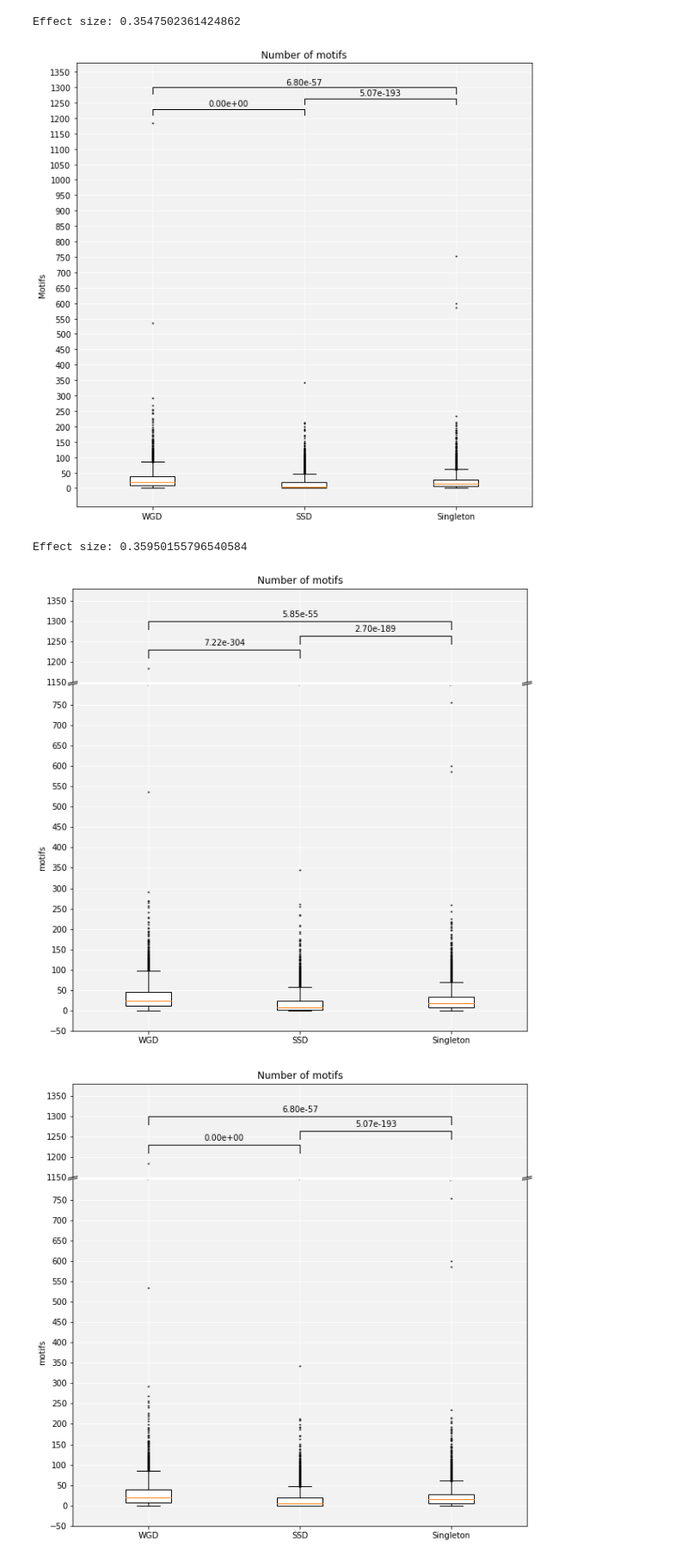
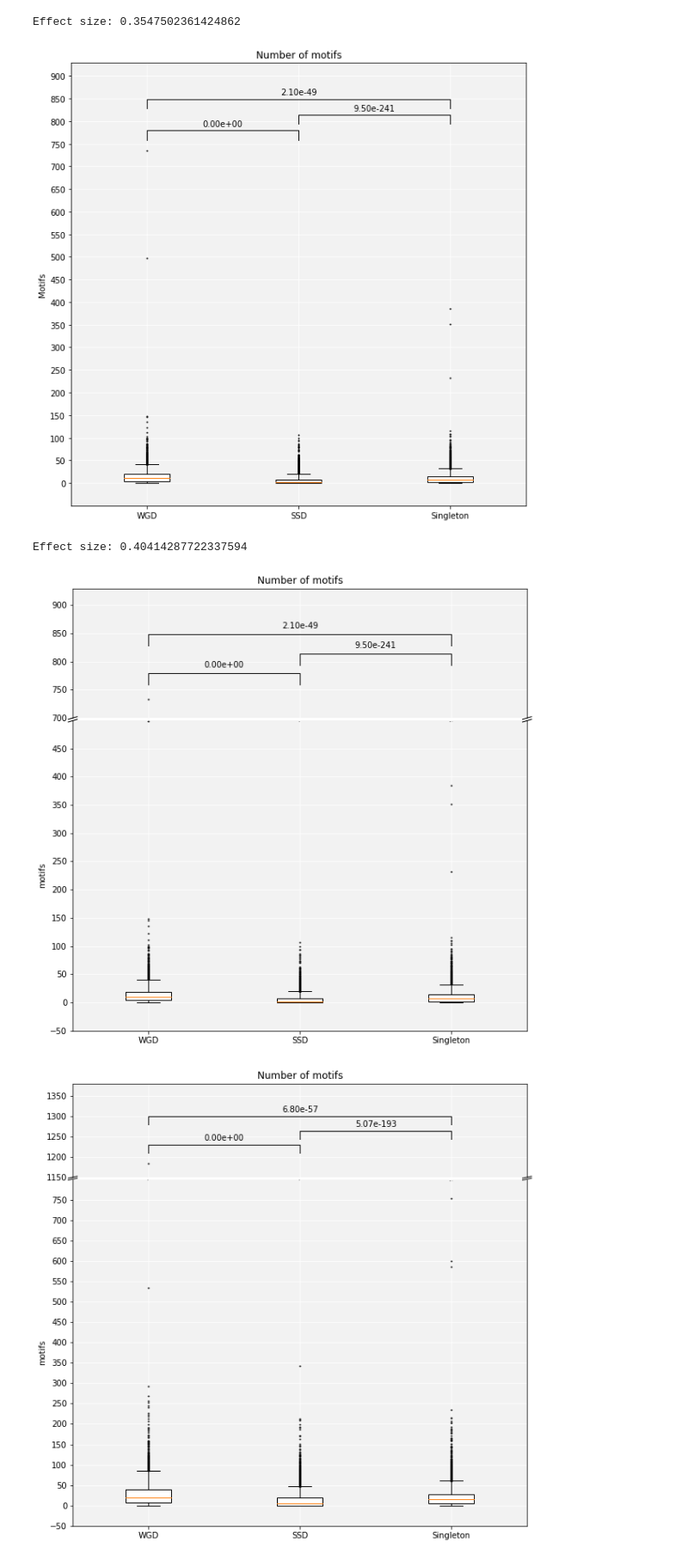
Before and after one commit to ZoeVance/data_cleaning_backup, a Jupyter notebook: Data_visualisation.ipynb, the cells around one changed output. Shown at 86% size. Cells and saved outputs as stored; diff of their text form; code cells hidden in the pictures.

```diff
--- a/Data_visualisation.ipynb
+++ b/Data_visualisation.ipynb
@@ -672,21 +672,21 @@ box_plot_pvals(w_mot, s_mot, si_mot, 'Number of motifs', 'Motifs', 14, 'motifs',
 [figure]
 Effect size: 0.3547502361424862
 # %%
-cursor.execute('''SELECT motif_number_1k FROM gene_features WHERE dup_type == "WGD"''')
+cursor.execute('''SELECT motif_number_1k FROM gene_features WHERE dup_type == "WGD" AND NOT motif_number_1k IS NULL''')
 w_mot = [x[0] for x in cursor.fetchall()]
-cursor.execute('''SELECT motif_number_1k FROM gene_features WHERE dup_type == "SSD"''')
+cursor.execute('''SELECT motif_number_1k FROM gene_features WHERE dup_type == "SSD" AND NOT motif_number_1k IS NULL''')
 s_mot = [x[0] for x in cursor.fetchall()]
-cursor.execute('''SELECT motif_number_1k FROM gene_features WHERE dup_type == "singleton"''')
+cursor.execute('''SELECT motif_number_1k FROM gene_features WHERE dup_type == "singleton" AND NOT motif_number_1k IS NULL''')
 si_mot = [x[0] for x in cursor.fetchall()]
 
-box_plot_pvals(w_mot, s_mot, si_mot, 'Number of motifs', 'Motifs', 14, 'motifs_1k', stars=False, large_scale='Extra', tick_lims='positive')
+box_plot_pvals(w_mot, s_mot, si_mot, 'Number of motifs', 'Motifs', 14, 'motifs_1k_no_overlap', stars=False, large_scale='Extra', tick_lims='positive')
 # %% [output]
-[figure, old version]
+[figure, new version]
-Effect size: 0.35950155796540584
+Effect size: 0.40414287722337594
 # %%
-split_box(w_mot, s_mot, si_mot, 'Number of motifs', 'motifs', 14, 'motifs_split', large_scale='Extra', cutoff=800, upper=1150)
+split_box(w_mot, s_mot, si_mot, 'Number of motifs', 'motifs', 14, 'motifs_1k_split_no_overlap', large_scale='Extra', cutoff=500, upper=700)
 # %% [output]
-[figure, old version]
+[figure, new version]
 # %%
 split_box(w_mot, s_mot, si_mot, 'Number of motifs', 'motifs', 14, 'motifs_1k_split', large_scale='Extra', cutoff=800, upper=1150)
 # %% [output]
```
Also changed, not shown: parts of 33 cells of this notebook, 3 other files.
